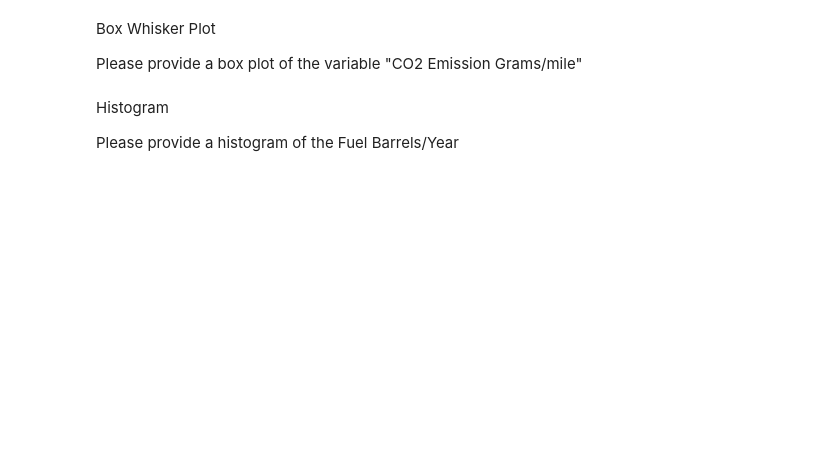
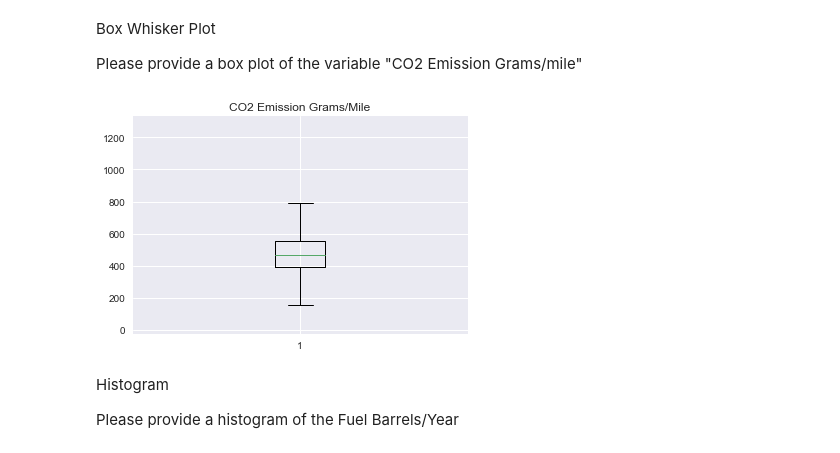
Before and after one commit to valjime95/datamex1019, a Jupyter notebook: module-2/lab-matplotlib-seaborn/your-code/challenge-1.ipynb, the cells around one changed output. Cells and saved outputs as stored; diff of their text form; code cells hidden in the pictures; blank space fills up the shorter version.

```diff
--- a/module-2/lab-matplotlib-seaborn/your-code/challenge-1.ipynb
+++ b/module-2/lab-matplotlib-seaborn/your-code/challenge-1.ipynb
@@ -100,3 +120,8 @@ Please provide a box plot of the variable "CO2 Emission Grams/mile"
+# %%
+plt.boxplot(cars['CO2 Emission Grams/Mile'])
+plt.title('CO2 Emission Grams/Mile');
+# %% [output]
+[figure, added]
 # %% [markdown]
 Histogram
 
```
Also changed, not shown: parts of 13 cells of this notebook, 18 other files.
